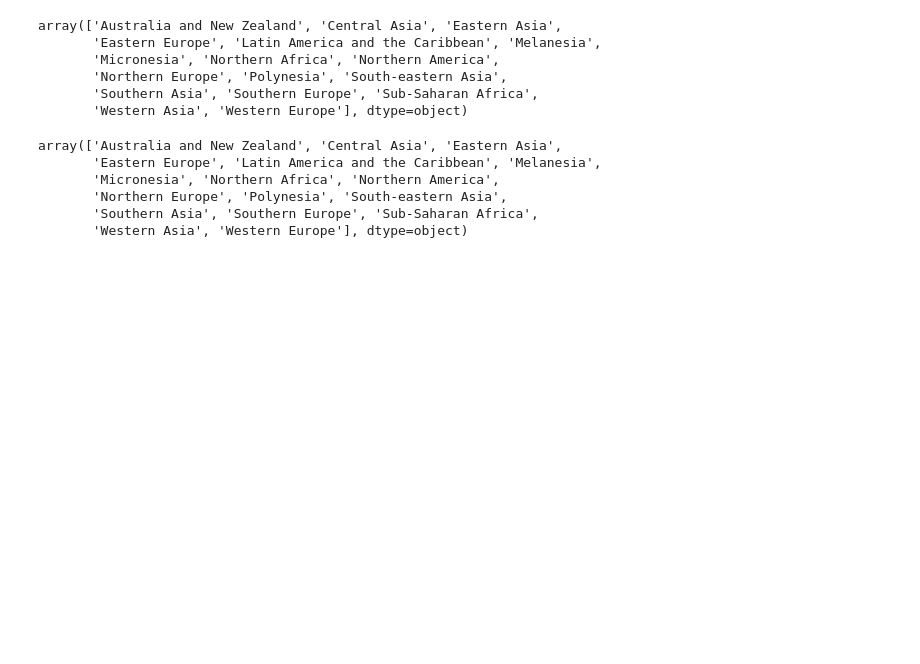
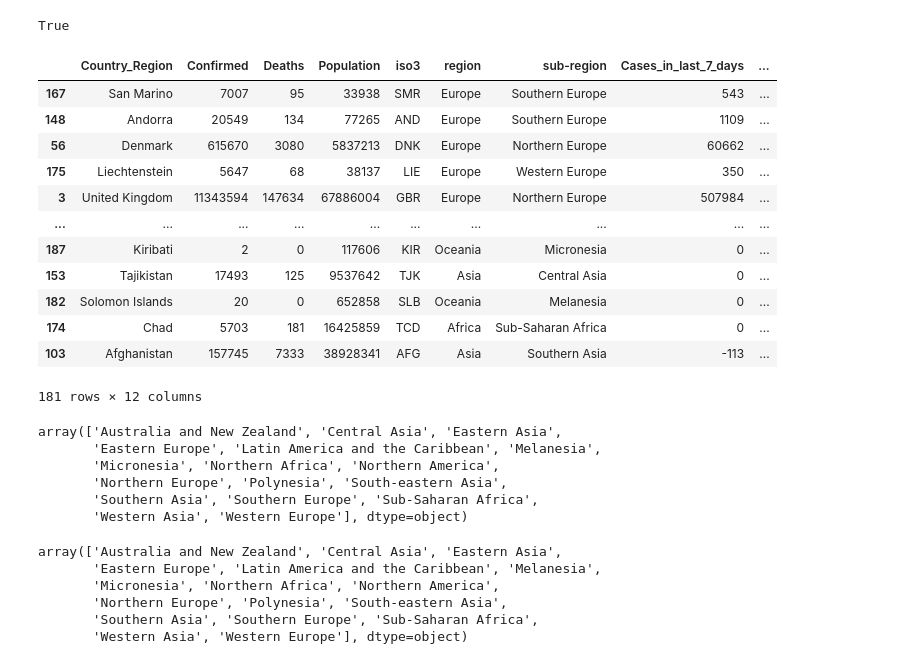
Before and after one commit to YumYumYumi/corona-dashboard, a Jupyter notebook: Learning Pandas.ipynb, the cells around one changed output. Drawn from its saved outputs; the diff is of its cells as text; code cells hidden in the pictures; blank space fills up the shorter version.

```diff
--- a/Learning Pandas.ipynb
+++ b/Learning Pandas.ipynb
@@ -180,6 +182,8 @@ yesterday = today - timedelta(days = 1)
 yesterday = yesterday.strftime('%m-%d-%Y')
 two_days_ago = today - timedelta(days=2)
 two_days_ago = two_days_ago.strftime('%Y-%m-%d')
+three_days_ago = today - timedelta(days=3)
+three_days_ago = three_days_ago.strftime('%Y-%m-%d')
 two_days_ago_url = today - timedelta(days=2)
 two_days_ago_url = two_days_ago_url.strftime('%m-%d-%Y')
 now_utc = datetime.now(timezone.utc).strftime('%H')
@@ -195,6 +199,8 @@ else:
 daily_df = pd.read_csv(daily_url)
 daily_df.loc[daily_df["Country_Region"] == "Germany"]
 now_utc > '00'
+# %% [output]
+True
 # %%
 pop_url = 'https://github.com/CSSEGISandData/COVID-19/blob/master/csse_covid_19_data/UID_ISO_FIPS_LookUp_Table.csv?raw=true'
 pop_df= pd.read_csv(pop_url)
@@ -266,41 +272,54 @@ countries_df['7_Days_Incidence_Rate'] =countries_df['7_Days_Incidence_Rate'].ast
 countries_df
 
 
-
 vac_owid_url ='https://github.com/owid/covid-19-data/blob/master/public/data/vaccinations/vaccinations.csv?raw=true'
 df_vac_owid = pd.read_csv(vac_owid_url)
 df_vac_owid = df_vac_owid[["location","date","people_fully_vaccinated"]]
-df_vac_owid = df_vac_owid.loc[df_vac_owid["date"] == two_days_ago]
+df_vac_owid = df_vac_owid.loc[df_vac_owid["date"] == three_days_ago]
+df_vac_owid
 df_vac_owid_south_korea = df_vac_owid.loc[df_vac_owid["location"] == "South Korea"]
 df_vac_owid_south_korea = df_vac_owid_south_korea[["people_fully_vaccinated"]]
 
-
-
 loc_korea_vac_cell = countries_df.loc[countries_df.index[countries_df["Country_Region"] == "Korea, South"], 'People_fully_vaccinated'].item()
+df_vac_owid_south_korea.iat[0,0]
 if pd.isnull(loc_korea_vac_cell) is True:
     countries_df[countries_df["Country_Region"] == "Korea, South"]= countries_df[countries_df["Country_Region"] == "Korea, South"].replace(to_replace =np.nan,
                  value =df_vac_owid_south_korea.iat[0,0])
 else:
     pass
 
 countries_df[countries_df["Country_Region"] == "Korea, South"]
 #count = countries_df['People_fully_vaccinated'].isna().sum()
 #print(count)
 countries_df
 #countries_df[countries_df['Country_Region'=='China']]
 countries_df[countries_df.isna().any(axis=1)]
 countries_df = countries_df.dropna()
 #countries_df.index[countries_df["Country_Region"] == "Korea, South"]
 countries_df['People_fully_vaccinated'] =countries_df['People_fully_vaccinated'].astype('Int64')
 
 
 countries_df["Fully_vaccinated_percent"] = (countries_df["People_fully_vaccinated"]/ (countries_df["Population"]))*100
 countries_df['Fully_vaccinated_percent'] = countries_df['Fully_vaccinated_percent'].astype('float64')
 countries_df['Fully_vaccinated_percent']  = countries_df['Fully_vaccinated_percent'].apply(lambda x: round(x,2))
 countries_df.loc[countries_df["Country_Region"] == "China"]
 countries_df['sub-region'].unique()
 countries_df
 #countries_df.loc[countries_df["Country_Region"] == "US"]
+# %% [output]
+|  | Country_Region | Confirmed | Deaths | Population | iso3 | region | sub-region | Cases_in_last_7_days | ... |
+| 167 | San Marino | 7007 | 95 | 33938 | SMR | Europe | Southern Europe | 543 | ... |
+| 148 | Andorra | 20549 | 134 | 77265 | AND | Europe | Southern Europe | 1109 | ... |
+| 56 | Denmark | 615670 | 3080 | 5837213 | DNK | Europe | Northern Europe | 60662 | ... |
+| 175 | Liechtenstein | 5647 | 68 | 38137 | LIE | Europe | Western Europe | 350 | ... |
+| 3 | United Kingdom | 11343594 | 147634 | 67886004 | GBR | Europe | Northern Europe | 507984 | ... |
+| ... | ... | ... | ... | ... | ... | ... | ... | ... | ... |
+| 187 | Kiribati | 2 | 0 | 117606 | KIR | Oceania | Micronesia | 0 | ... |
+| 153 | Tajikistan | 17493 | 125 | 9537642 | TJK | Asia | Central Asia | 0 | ... |
+| 182 | Solomon Islands | 20 | 0 | 652858 | SLB | Oceania | Melanesia | 0 | ... |
+| 174 | Chad | 5703 | 181 | 16425859 | TCD | Africa | Sub-Saharan Africa | 0 | ... |
+| 103 | Afghanistan | 157745 | 7333 | 38928341 | AFG | Asia | Southern Asia | -113 | ... |
+181 rows × 12 columns
 # %%
 top10_table = countries_df.head(10)
 top10_table = top10_table[["Country_Region","7_Days_Incidence_Rate"]]
```
Also changed, not shown: parts of 2 cells of this notebook, 1 other file.
